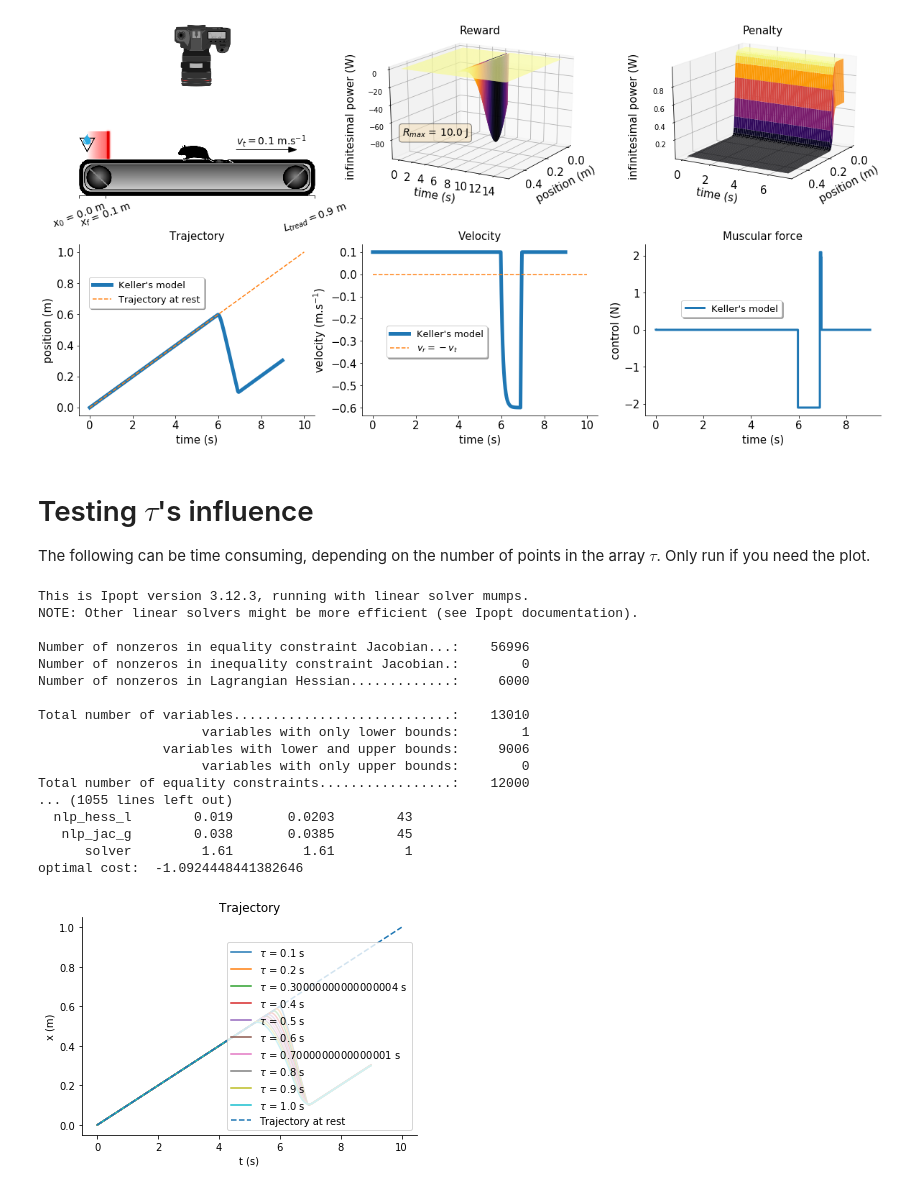
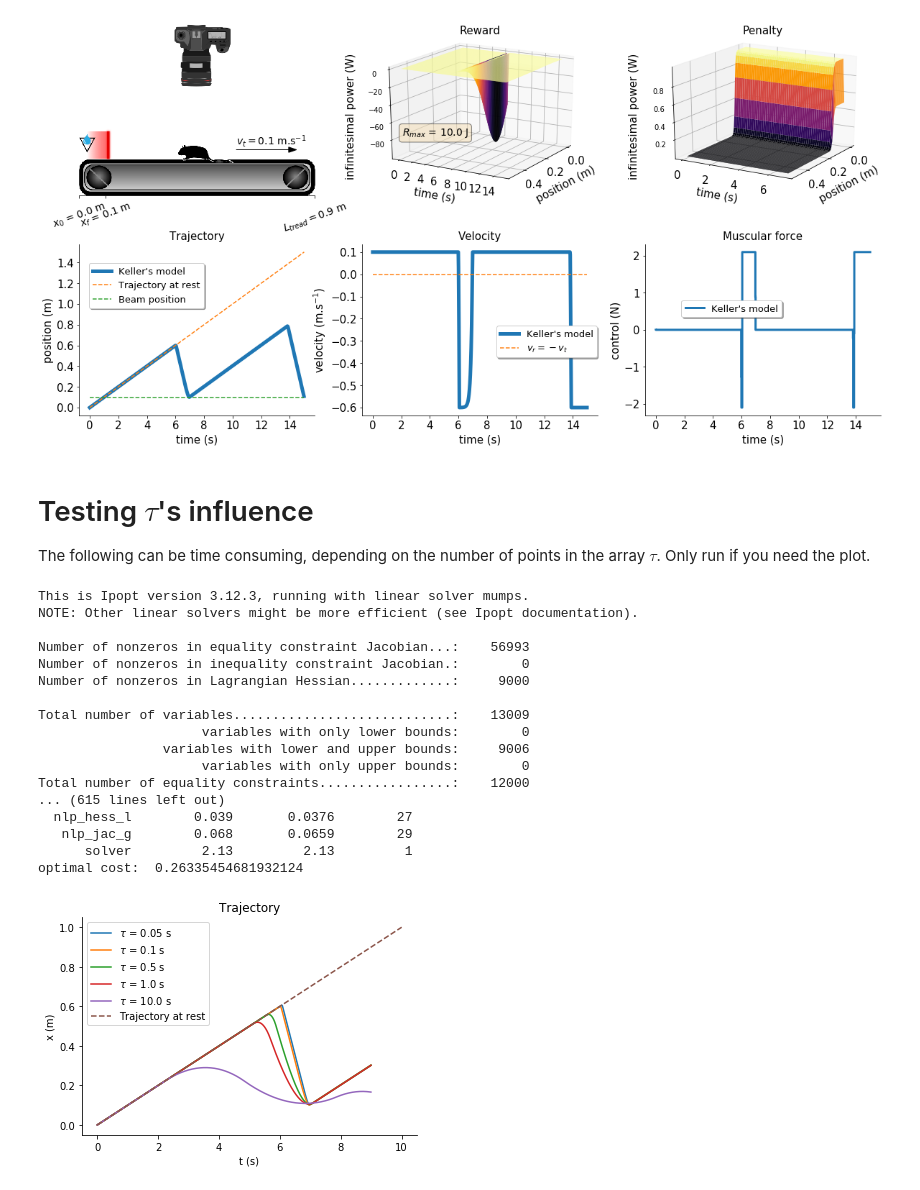
Before and after one commit to remy13127/rat_optimization, a Jupyter notebook: Keller_model.ipynb, the cells around one changed output. Drawn from its saved outputs; the diff is of its cells as text; code cells hidden in the pictures.

```diff
--- a/Keller_model.ipynb
+++ b/Keller_model.ipynb
@@ -125,8 +125,8 @@ def optimal_trajectory(tau_res,sigma,x0,xf,tf,vtapis,kxpenalty,reward_max):
     # Create a structure for the right hand side
     rhs = struct_SX(states)
     x = states['x']
-    rhs["x"] = vertcat(x[1], u -(x[1]-vtapis)/tau_res)
-    rhs["L"] = sigma - u*(x[1]-vtapis)+reward_function2(t=t,dt=0.1,reward_max=reward_max,x=x[0],sigma_x=0.1,mu_x=0.1)+penalty2(t=t,mut=7.0,kt=100,height=1.0,x=x[0],mux=0.1,kx=100)#+penalty_function(x=x[0],t=t,mux=0.1,mut=3.5,kxpenalty=kxpenalty,steepnesst=5,vtapis=vtapis)+reward_function(x=x[0],t=t,mux=0.1,mut=6.95,steepnesst=1000)
+    rhs["x"] = vertcat(x[1], u - fabs(x[1]-vtapis)/tau_res)
+    rhs["L"] = sigma - u*fabs(x[1]-vtapis)+penalty2(t=t,mut=7.0,kt=100,height=1.0,x=x[0],mux=0.1,kx=kxpenalty)+reward_function2(t=t,dt=0.1,reward_max=reward_max,x=x[0],sigma_x=0.1,mu_x=0.1)#+penalty_function(x=x[0],t=t,mux=0.1,mut=3.5,kxpenalty=kxpenalty,steepnesst=5,vtapis=vtapis)+reward_function(x=x[0],t=t,mux=0.1,mut=6.95,steepnesst=1000)
 
     # ODE right hand side function
     f = Function('f', [t,states,u],[rhs])
@@ -136,7 +136,7 @@ def optimal_trajectory(tau_res,sigma,x0,xf,tf,vtapis,kxpenalty,reward_max):
 
     # Control bounds
     u_min = -0.7/tau_res
-    u_max = -u_min
+    u_max = -u_min  #same muscular force in acceleration and deceleration...
     u_init = 0.0
 
     u_lb = np.array([u_min])
@@ -147,7 +147,7 @@ def optimal_trajectory(tau_res,sigma,x0,xf,tf,vtapis,kxpenalty,reward_max):
     x_min =  [0.0,   vtapis-0.7, -inf]
     x_max =  [Ltread,vtapis,  inf]
     xi_min = [x0,  vtapis-0.7,  0.0]
-    xi_max = [x0,  vtapis,  inf]
+    xi_max = [x0,  vtapis,  0.0]
     xf_min = [xf,  vtapis-0.7, -inf]
     xf_max = [xf,  vtapis,  inf]
     x_init = [ 0.0,  0.0,  0.0]
@@ -344,7 +344,7 @@ optimal cost:  -6.804540064521567
 # %%
 #PLOTING THE RESULTS
 
-limit=900 #hide the last part of the plots for report
+limit=1000 #hide the last part of the plots for report
 
 #GENERATE FIGURE
 fig3 = plt.figure(figsize=(20,10))
@@ -391,7 +391,7 @@ f3_ax3.set_title('Penalty',size=15)
 x = np.linspace(0.0,0.5,100)
 t = np.linspace(0.0,7.0)
 X,T = np.meshgrid(x,t)
-Z = penalty2(t=T,mut=7.0,kt=100,height=1.0,x=X,mux=0.1,kx=100)
+Z = penalty2(t=T,mut=7.0,kt=100,height=1.0,x=X,mux=0.1,kx=kxpenalty)
 f3_ax3.plot_surface(X, T, Z, rstride=1, cstride=1,cmap='inferno', edgecolor='none')
 plt.xlabel('position (m)',size=15,labelpad=10)
 plt.xticks(np.arange(0, 0.5, step=0.2))
@@ -410,6 +410,7 @@ f3_ax4 = fig3.add_subplot(gs[3:,:2])
 f3_ax4.set_title('Trajectory',size=15)
 plt.plot(tk[:limit],xk[:limit],label="Keller's model",linewidth=5.0,alpha=1.0)
 plt.plot(tk,[0.1*t for t in tk],'--',label='Trajectory at rest')
+plt.plot(tk,[0.1 for t in tk],'--',label='Beam position')
 f3_ax4.spines['top'].set_visible(False)
 f3_ax4.spines['right'].set_visible(False)
 f3_ax4.legend(fontsize=13,bbox_to_anchor=(.55, .6),shadow=True, ncol=1)
@@ -448,7 +449,7 @@ plt.yticks(size = 15)
 plt.savefig('Results_tau'+str(tau)+'sigma_'+str(sigma)+'.pdf')
 plt.show()
 # %% [output]
-[figure, old version]
+[figure, new version]
 # %% [markdown]
 # Testing $\tau$'s influence
 
@@ -471,46 +472,47 @@ sigma = 1.708
 reward_max=10.0
 
 tau_acc = []
-tau = np.linspace(0.1,1.0,10)
+tau = [0.05,0.1,0.5,1.0,10.0]
 limit=900  #hide last part of plots
 
 #Define figure of trajectories for different values of tau
 fig = plt.figure()
 ax = fig.add_subplot(111)
 for toto in tau:
     xk,xdotk,tk,acck,tak = optimal_trajectory(tau_res=toto,sigma=sigma,x0=x0,xf=xf,tf=tf,vtapis=vtapis,kxpenalty=kxpenalty,reward_max=reward_max)
     acceleration_profile=acceleration(np.asarray(xdotk),tf) #computes the acceleration from a velocity profile
     max_acc = np.min(acceleration_profile) #finds the minimum of the acceleration (negative)
     tau_acc.append(max_acc)
     ax.plot(tk[:limit],xk[:limit],label=r'$\tau$ = '+str(toto)+' s')
+    #ax.plot(tak[:limit],acck[:limit],label=r'$\tau$ = '+str(toto)+' s')
 
 ax.plot(tk,[0.1*t for t in tk],'--',label='Trajectory at rest')
 plt.legend()
 ax.spines['top'].set_visible(False)
 ax.spines['right'].set_visible(False)
 plt.ylabel('x (m)')
 plt.xlabel('t (s)')
 plt.title('Trajectory')
 plt.savefig('tau_keller2.pdf')
 # %% [output]
 This is Ipopt version 3.12.3, running with linear solver mumps.
 NOTE: Other linear solvers might be more efficient (see Ipopt documentation).
 
-Number of nonzeros in equality constraint Jacobian...:    56996
+Number of nonzeros in equality constraint Jacobian...:    56993
 Number of nonzeros in inequality constraint Jacobian.:        0
-Number of nonzeros in Lagrangian Hessian.............:     6000
+Number of nonzeros in Lagrangian Hessian.............:     9000
 
-Total number of variables............................:    13010
-                     variables with only lower bounds:        1
+Total number of variables............................:    13009
+                     variables with only lower bounds:        0
                 variables with lower and upper bounds:     9006
                      variables with only upper bounds:        0
 Total number of equality constraints.................:    12000
-... (1055 lines left out)
-  nlp_hess_l        0.019       0.0203        43
-   nlp_jac_g        0.038       0.0385        45
-      solver         1.61         1.61         1
-optimal cost:  -1.0924448441382646
+... (615 lines left out)
+  nlp_hess_l        0.039       0.0376        27
+   nlp_jac_g        0.068       0.0659        29
+      solver         2.13         2.13         1
+optimal cost:  0.26335454681932124
-[figure, old version]
+[figure, new version]
 # %%
 #Plot tau against the associated max acceleration
 
```
Also changed, not shown: parts of 3 cells of this notebook.
